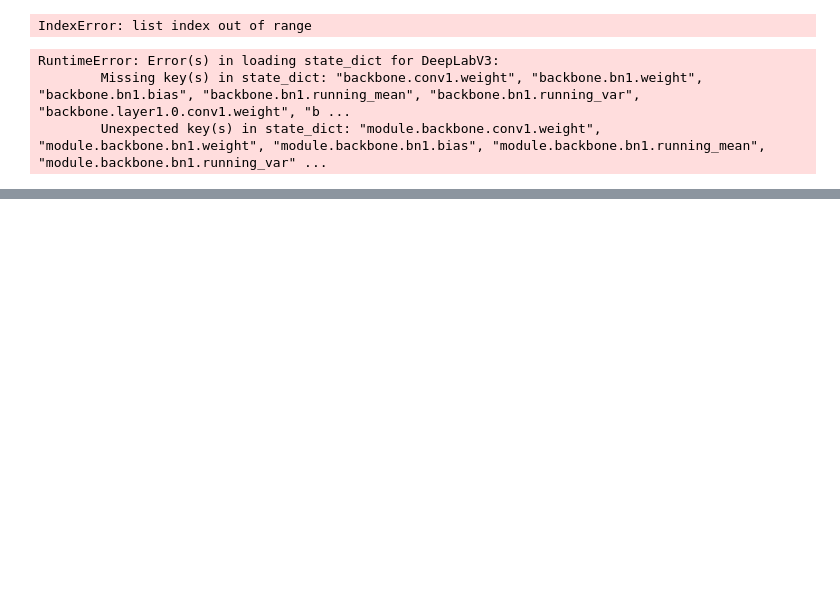
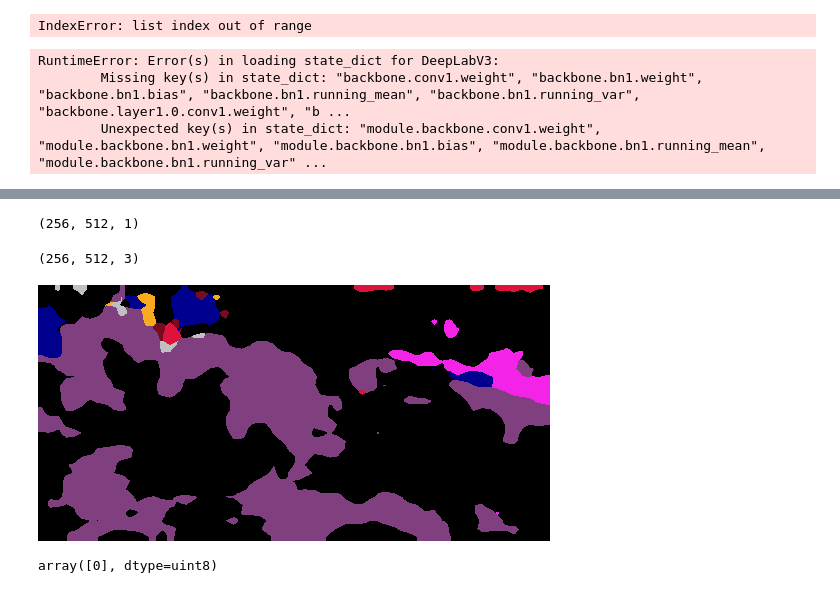
Before and after one commit to amitjadhavv/Route-planning-for-visually-impaired, a Jupyter notebook: Untitled.ipynb, the cells around one changed output, grey strips where cells are left out. Drawn from its saved outputs; the diff is of its cells as text; code cells hidden in the pictures; blank space fills up the shorter version.

```diff
--- a/Untitled.ipynb
+++ b/Untitled.ipynb
@@ -97,0 +311,36 @@ RuntimeError: Error(s) in loading state_dict for DeepLabV3:
+# %%
+def mask_to_rgb(mask):
+    colormap = {(128, 64, 128): 1,
+                (244, 35, 232): 2,
+                (220, 20, 60): 5,
+                (250, 170, 30): 3,
+                (192, 192, 192): 4,
+                (119, 11, 32): 7,
+                (0, 0, 142): 6,
+                (0, 0, 0): 0}
+    mask = np.array(mask)
+    rgb_mask = np.zeros((mask.shape[0],mask.shape[1], 3), dtype=np.uint8)
+    for rgb_val,label in colormap.items():
+        rgb_mask[np.all(mask==label, axis=-1)] = rgb_val
+    return rgb_mask
+# %%
+mask = output[0].argmax(1)
+# %%
+mask = np.transpose(mask, (1, 2, 0))
+mask.shape
+# %% [output]
+(256, 512, 1)
+# %%
+mask = mask_to_rgb(mask)
+# %%
+mask.shape
+# %% [output]
+(256, 512, 3)
+# %%
+Image.fromarray(mask)
+# %% [output]
+[figure, added]
+# %%
+np.unique(mask)
+# %% [output]
+array([0], dtype=uint8)
```
Also changed, not shown: parts of 21 cells of this notebook, 5 other files.
